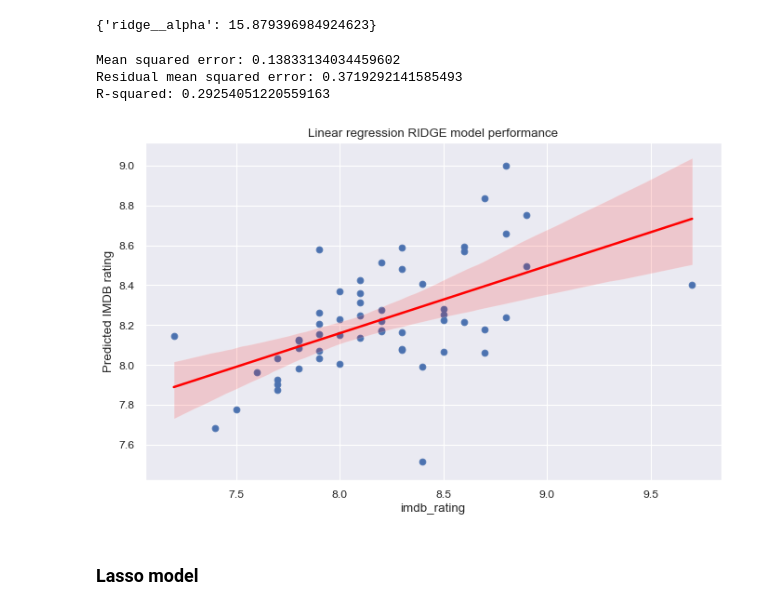
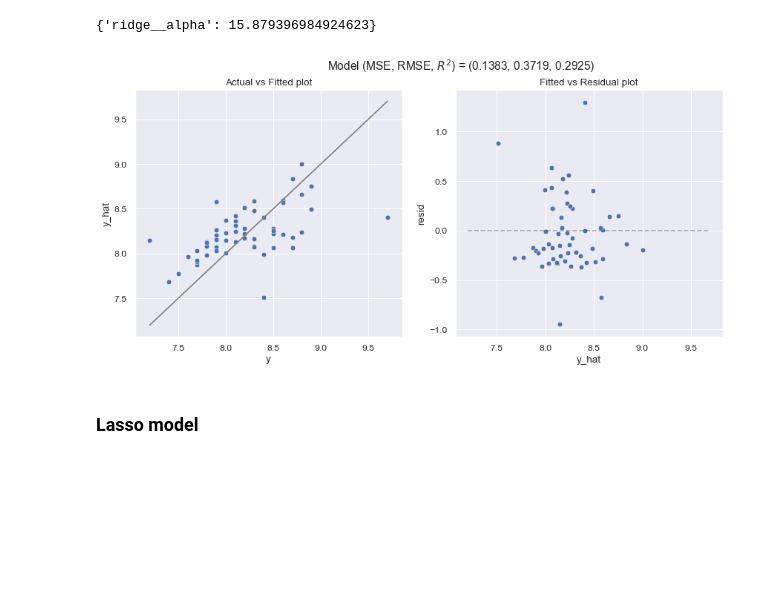
Before and after one commit to aliflo/office-episode-ratings-predictor, a Jupyter notebook: project_with_some_new_things.ipynb, the cells around one changed output. Drawn from its saved outputs; the diff is of its cells as text; code cells hidden in the pictures; blank space fills up the shorter version.

Commit message:
Polished model exploration cells.

```diff
--- a/project_with_some_new_things.ipynb
+++ b/project_with_some_new_things.ipynb
@@ -645,37 +645,19 @@ GridSearchCV(cv=KFold(n_splits=5, random_state=42, shuffle=True),
 print(gs_ridg3.best_params_)
 # %% [output]
 {'ridge__alpha': 15.879396984924623}
-# %%
-model_pipeline_ridge = Pipeline([
-    ('scaler', StandardScaler()),
-    ('model', Ridge(alpha=15.88))
-])
-
-
-# Fitting the model
-model_pipeline_ridge.fit(X, y_train)
-
-# Testing the model
-y_predict = model_pipeline_ridge.predict(X_t)
-
-# Printing performance metrics
-print(f"Mean squared error: {mean_squared_error(y_test, y_predict)}")
-print (f"Residual mean squared error: {np.sqrt(mean_squared_error(y_test, y_predict))}")
-print(f"R-squared: {r2_score(y_test, y_predict)}")
-
-sns.scatterplot(x=y_test, y=y_predict)
-plt.xlabel('Actual IMDB rating')
-plt.ylabel('Predicted IMDB rating')
-plt.title('Linear regression RIDGE model performance')
-
-sns.regplot(x=y_test, y=y_predict, line_kws={'color': 'red'})
-
-plt.show()
-# %% [output]
-Mean squared error: 0.13833134034459602
-Residual mean squared error: 0.3719292141585493
-R-squared: 0.29254051220559163
-[figure, removed]
+# %%
+model_pipeline_ridge = Pipeline([
+    ('scaler', StandardScaler()),
+    ('model', Ridge(alpha=15.88))
+])
+
+
+# Fitting the model
+model_pipeline_ridge.fit(X, y_train)
+
+mse, rmse, rsqr = model_fit(model_pipeline_ridge, X_t, y_test, plot=True)
+# %% [output]
+[figure, added]
 # %% [markdown]
 ### Lasso model
 # %%
```
